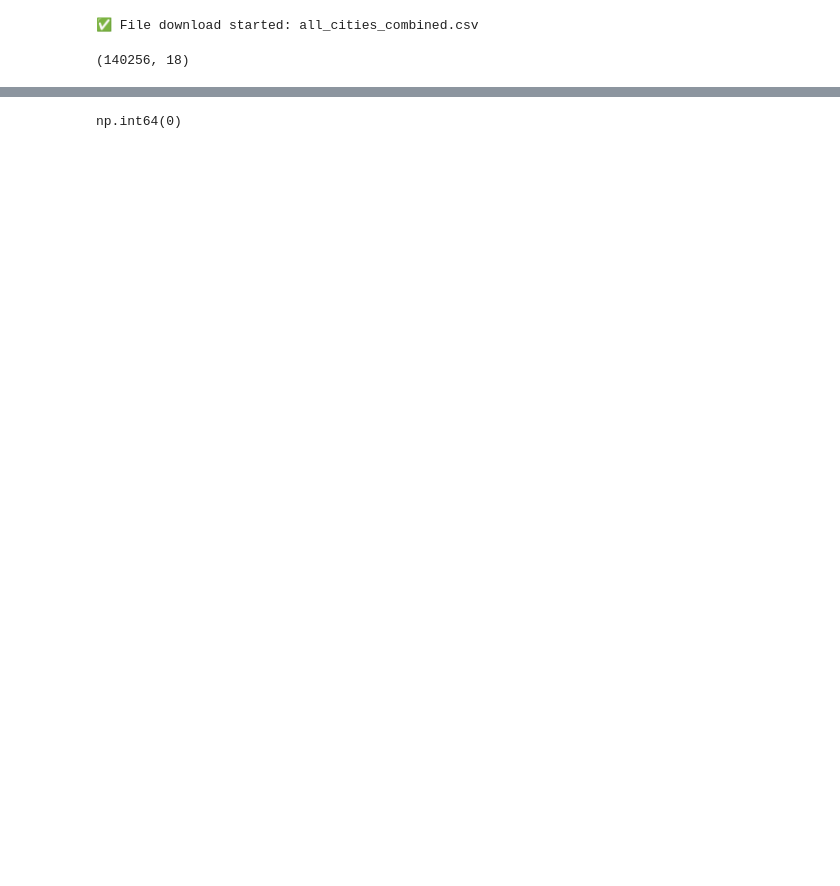
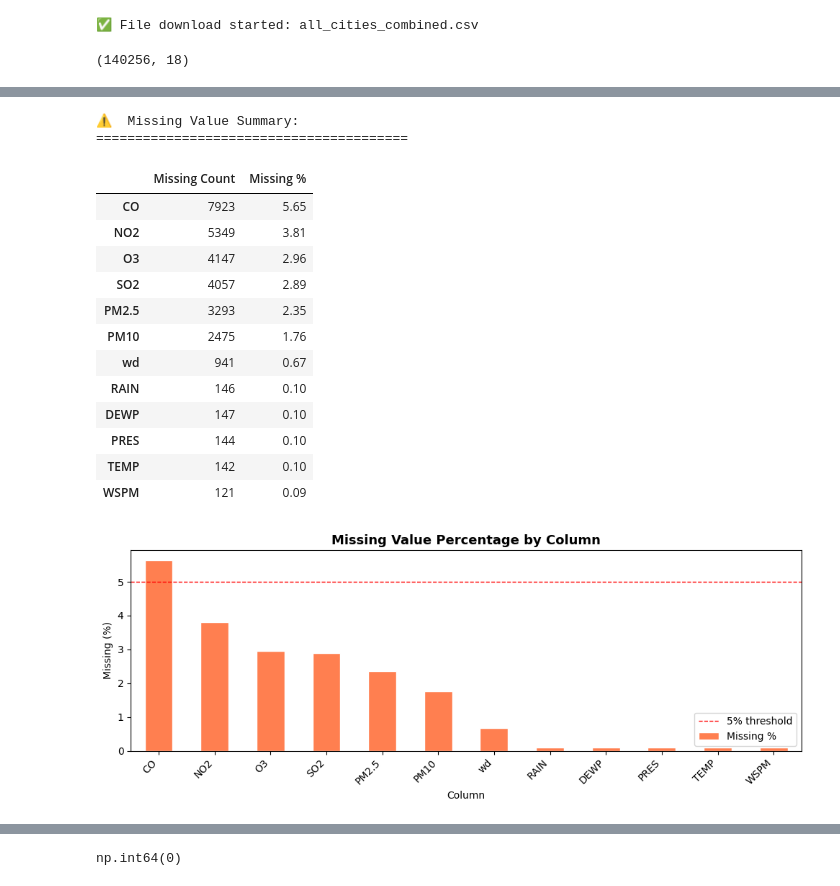
Before and after one commit to oyegokeademola25-beep/ASSESSMENT_DATA_SET, a Jupyter notebook: Copy_of_CMP7001_Assessment.ipynb, the cells around one changed output, grey strips where cells are left out. Cells and saved outputs as stored; diff of their text form; code cells hidden in the pictures; blank space fills up the shorter version.

Commit message:
Refined data preprocessing and expanded exploratory data analysis with additional visualisations, including station comparisons and temporal trends

```diff
--- a/Copy_of_CMP7001_Assessment.ipynb
+++ b/Copy_of_CMP7001_Assessment.ipynb
@@ -346,4 +296,0 @@ df['date'] = pd.to_datetime(df[['year','month','day','hour']])
-# %%
-df["year"] = df["date"].dt.year
-df["month"] = df["date"].dt.month
-df["day"] = df["date"].dt.day
@@ -349,0 +335,64 @@ df["day"] = df["date"].dt.day
+# %%
+
+# =============================================================================
+# 6.3 MISSING VALUE ANALYSIS
+# =============================================================================
+# df.isnull().sum() counts NaN (Not a Number) values per column.
+# Dividing by len(df) gives the PERCENTAGE of missing values — more
+# informative than raw counts when comparing across columns of different sizes.
+#
+# Missing values in air quality data are common for several reasons:
+#   - Sensor malfunction or maintenance downtime
+#   - Communication failures between sensor and data server
+#   - Quality control processes that flag and remove outlier readings
+#
+# Understanding the extent and pattern of missingness guides our
+# preprocessing strategy (interpolation, forward-fill, or imputation).
+# =============================================================================
+
+missing_count = df.isnull().sum()
+missing_pct   = (missing_count / len(df) * 100).round(2)
+
+missing_df = pd.DataFrame({
+    'Missing Count': missing_count,
+    'Missing %'    : missing_pct
+}).sort_values('Missing %', ascending=False)
+
+# Show only columns that actually have missing data
+missing_df = missing_df[missing_df['Missing Count'] > 0]
+
+print("⚠️  Missing Value Summary:")
+print("=" * 40)
+display(missing_df)
+
+# Visual bar chart of missing percentages
+if len(missing_df) > 0:
+    fig, ax = plt.subplots(figsize=(10, 4))
+    missing_df['Missing %'].plot(kind='bar', ax=ax, color='coral', edgecolor='white')
+    ax.set_title('Missing Value Percentage by Column', fontsize=13, fontweight='bold')
+    ax.set_ylabel('Missing (%)')
+    ax.set_xlabel('Column')
+    ax.axhline(5, color='red', linestyle='--', linewidth=1, label='5% threshold')
+    ax.legend()
+    plt.xticks(rotation=45, ha='right')
+    plt.tight_layout()
+    plt.show()
+else:
+    print("✅ No missing values found.")
+# %% [output]
+⚠️  Missing Value Summary:
+========================================
+|  | Missing Count | Missing % |
+| CO | 7923 | 5.65 |
+| NO2 | 5349 | 3.81 |
+| O3 | 4147 | 2.96 |
+| SO2 | 4057 | 2.89 |
+| PM2.5 | 3293 | 2.35 |
+| PM10 | 2475 | 1.76 |
+| wd | 941 | 0.67 |
+| RAIN | 146 | 0.10 |
+| DEWP | 147 | 0.10 |
+| PRES | 144 | 0.10 |
+| TEMP | 142 | 0.10 |
+| WSPM | 121 | 0.09 |
+[figure, added]
```
Also changed, not shown: parts of 13 cells of this notebook.
